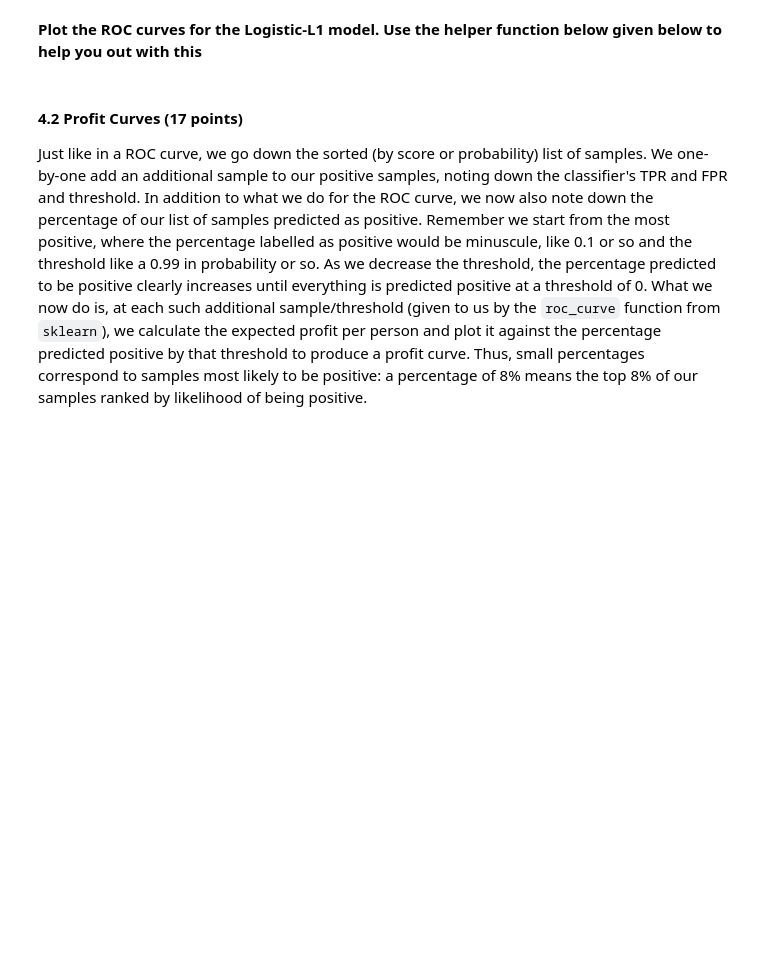
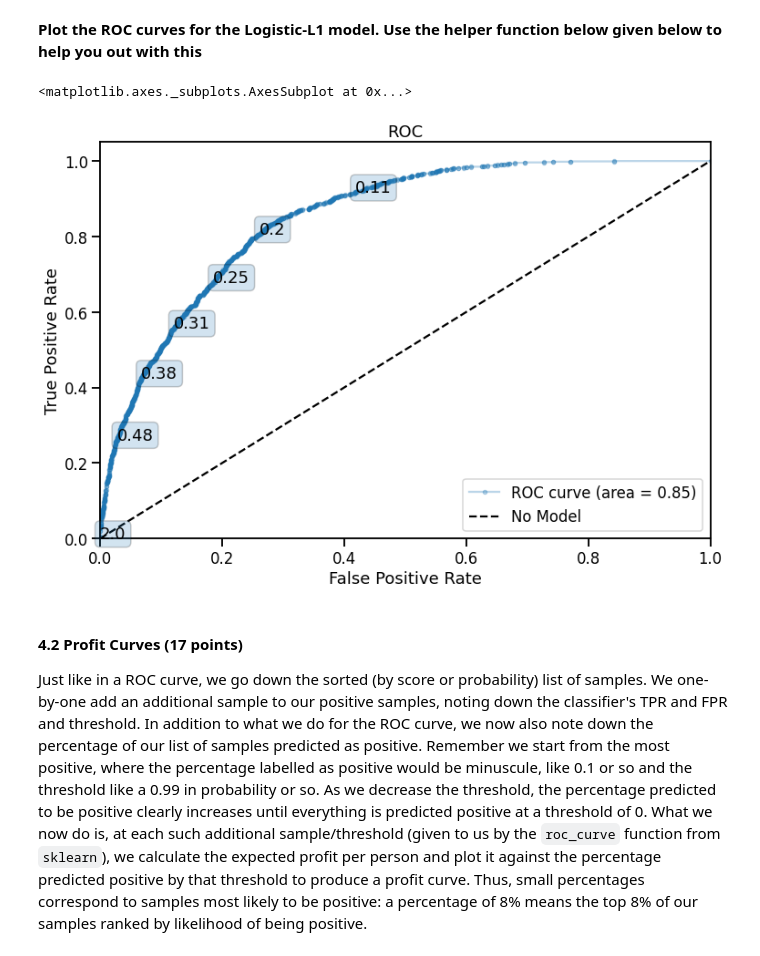
Before and after one commit to pramendra/hem_pram_Homework3, a Jupyter notebook: distribute_HW3.ipynb, the cells around one changed output. Cells and saved outputs as stored; diff of their text form; code cells hidden in the pictures; blank space fills up the shorter version.

```diff
--- a/distribute_HW3.ipynb
+++ b/distribute_HW3.ipynb
@@ -459,0 +458,4 @@ TNC: 0.0
+# %%
+# your code here
+u = np.array([[tnc, -1*fpc], [-1*fnc, -1*tpc]])
+print("profit matrix", u)
@@ -481,6 +486,8 @@ def average_profit_pp(y, ypred, u):
     score: average profit per person calculated
     """
     # your code here
+    mtx = confusion_matrix(y, ypred)
+    return np.sum(u * mtx) / len(y)
 # %% [markdown]
 **3.3 b) Calculate and Print the Avg Profit Per Person on our test data for the 2 baseline classifiers:**
 - Dont Send to Anyone Baseline Classifier (predicts that no customer will respond)
@@ -519,0 +538,6 @@ def t_repredict(clf,t,xtest):
+# %%
+# your code here
+clf.fit(X_train, y_train)
+y = t_repredict(clf, 0.05, X_test)
+
+average_profit_pp(y_test, y, u)
@@ -578,6 +604,10 @@ def make_roc(clf, ytest, xtest):
     return ax
 # %%
 #your code here
+make_roc(clf, y_test, X_test)
+# %% [output]
+<matplotlib.axes._subplots.AxesSubplot at 0x...>
+[figure, added]
 # %% [markdown]
 #### 4.2 Profit Curves (17 points)
 
```
Also changed, not shown: parts of 14 cells of this notebook.
